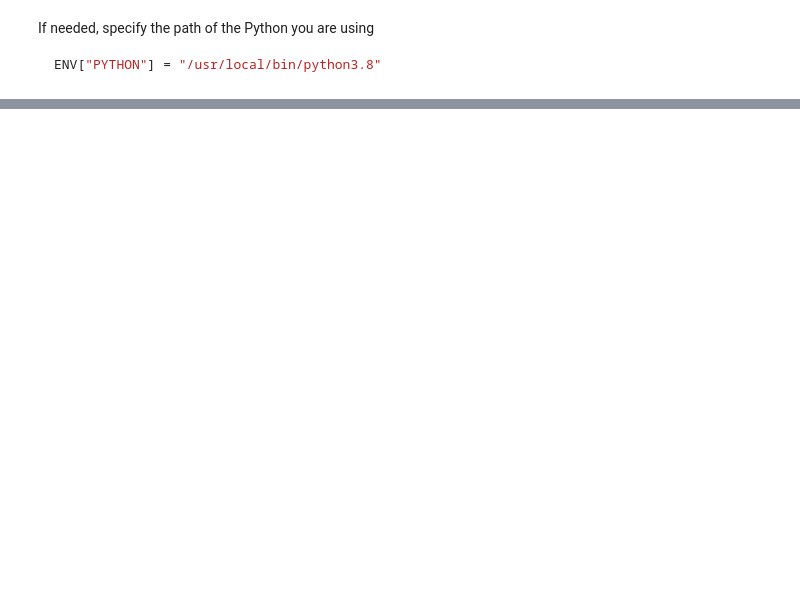
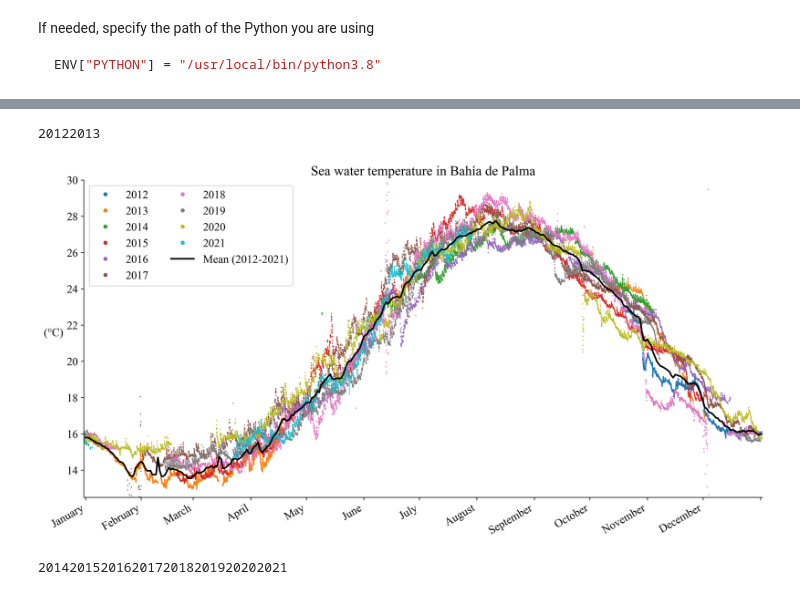
Before and after one commit to socib/API_examples, a Jupyter notebook: read_plot_bahiadepalma_temperature.ipynb, the cells around one changed output, grey strips where cells are left out. Saved outputs shown, nothing was run; the diff lists cells and outputs as text; code cells hidden in the pictures; blank space fills up the shorter version.

```diff
--- a/read_plot_bahiadepalma_temperature.ipynb
+++ b/read_plot_bahiadepalma_temperature.ipynb
@@ -147,0 +159,29 @@ plt.show()
+# %%
+fig = plt.figure(figsize=(15, 8))
+ax = plt.subplot(111)
+for year in 2012:2021
+    @info("Working on year $(year)")
+    goodyear = findall(yearvector .== year)
+    ppp = ax.plot(daysyear[goodyear], T[goodyear], "o", ms=0.5)
+    thecolor = ppp[1].get_color()
+    ax.plot(daysyear[goodyear][1], T[goodyear][1], "o", ms=4, color=thecolor, label=year)
+
+end
+
+ax.plot(1:365., meanT, color="k", linewidth=2, label="Mean (2012-2021)")
+lgnd = plt.legend(loc="upper left", scatterpoints=11, fontsize=14, ncol=2)
+
+plt.title("Sea water temperature in Bahía de Palma", ha="center", rotation=0)
+plt.ylabel("(°C)", ha="right", rotation=0)
+ax.spines["right"].set_visible(false)
+ax.spines["top"].set_visible(false)
+plt.xlim(0., 366.)
+plt.ylim(12.5, 30.)
+plt.xticks(ticks=ndays[1:end], labels=monthnames)
+fig.autofmt_xdate()
+plt.savefig(joinpath(figdir, "./temperature_bahia_V2.jpg"), dpi=300, bbox_inches="tight")
+plt.show()
+# %% [output]
+20122013
+[figure, added]
+20142015201620172018201920202021
```
Also changed, not shown: parts of 17 cells of this notebook.
